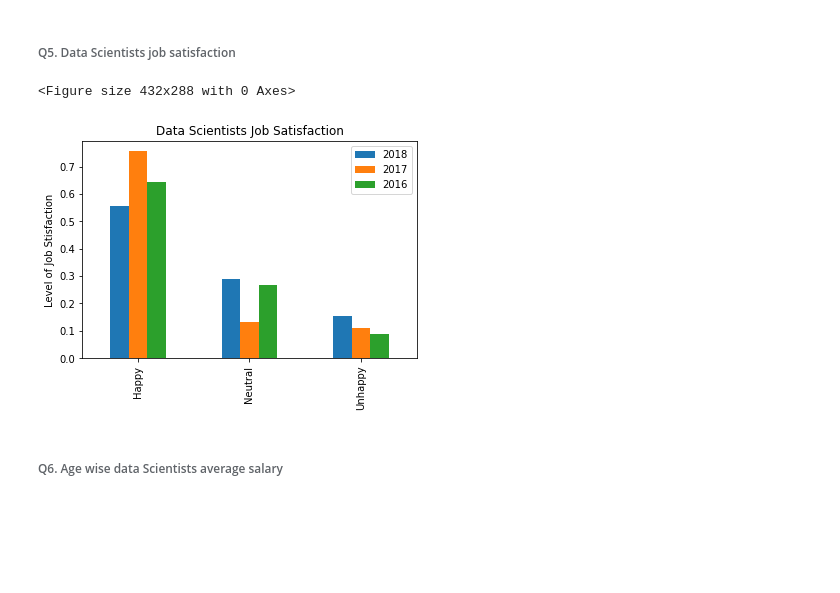
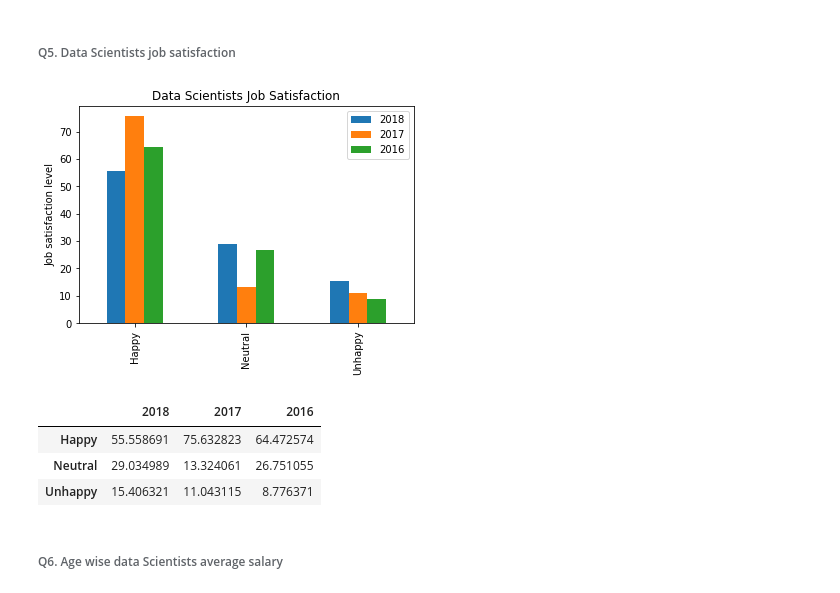
Before and after one commit to UmeshChandru/DataScientistsInsights, a Jupyter notebook: DataScientistSurvey.ipynb, the cells around one changed output. Drawn from its saved outputs; the diff is of its cells as text; code cells hidden in the pictures; blank space fills up the shorter version.

```diff
--- a/DataScientistSurvey.ipynb
+++ b/DataScientistSurvey.ipynb
@@ -23,7 +0,0 @@ survey_data['2018'] =pd.read_csv('data/survey_results_public_2018.csv', encoding
-# %%
-# number of questions asked in each year
-for i in survey_data:
-    print(' ')
-    print('In '+  i + ' below questions are asked:' )
-    for j in list(survey_data[i].columns):
-        print('          ' + j)
@@ -96,6 +0,0 @@ plt.show()
-# %%
-# Extract data population based on gender. Note: only Male and Female categories are considered for this activity
-gender_list={}
-gender_list = pd.DataFrame(columns=['Male', 'Female'])
-for i in ('2016','2017','2018'):
-    gender_list.loc[i] = [data_scientists[i]['gender'][data_scientists[i]['gender'].isin(['Male'])==True].count(),data_scientists[i]['gender'][data_scientists[i]['gender'].isin(['Female'])==True].count()]
@@ -129,0 +45,4 @@ plt.show()
+# %%
+# View records from 2016 survey data
+pd.set_option('display.max_columns', None)  # Enables to view all columns
+survey_data['2016'].head(2)
@@ -129,0 +264,12 @@ plt.show()
+# %%
+# Extract data population based on gender. Note: only Male and Female categories are considered for this activity
+gender_list={}
+gender_list = pd.DataFrame(columns=['Male', 'Female'])
+for i in ('2016','2017','2018'):
+    total_data_scientists=data_scientists[i]['gender'][data_scientists[i]['gender'].isin(['Male','Female'])==True].count()
+    total_male_data_scientists=data_scientists[i]['gender'][data_scientists[i]['gender'].isin(['Male'])==True].count()
+    total_female_data_scientists=data_scientists[i]['gender'][data_scientists[i]['gender'].isin(['Female'])==True].count()
+    gender_list.loc[i] = [(total_male_data_scientists/total_data_scientists)*100,(total_female_data_scientists/total_data_scientists)*100]
+
+draw_bar_graph(gender_list,'Gender based Data Scientists distribution',' Survey year','Number of Data Scientis' ,'1')
+gender_list
@@ -199,18 +351,15 @@ jobsatisfication['2016'] = jobsatisfication['2016'].map(map_jobsatisfaction['201
 jobsatisfication['2017'] = jobsatisfication['2017'].map(map_jobsatisfaction['2017'])
 jobsatisfication['2018'] = jobsatisfication['2018'].map(map_jobsatisfaction['2018'])
 # %%
-# Plot the graph
-jobsatisfication_counts = pd.DataFrame.from_dict({i: jobsatisfication[i].value_counts()/len(jobsatisfication[i])
+jobsatisfication_percentage = pd.DataFrame.from_dict({i: (jobsatisfication[i].value_counts()/len(jobsatisfication[i])*100)
                                                for i in jobsatisfication})
-ind = np.arange(3)
-width = 0.27
-fig = plt.figure()
-ax =jobsatisfication_counts.plot.bar( title='Data Scientists Job Satisfaction')
-
-plt.ylabel("Level of Job Stisfaction")
-plt.show()
+draw_bar_graph(jobsatisfication_percentage,'Data Scientists Job Satisfaction','','Job satisfaction level' ,'')
+jobsatisfication_percentage
 # %% [output]
-<Figure size 432x288 with 0 Axes>
-[figure, old version]
+[figure, new version]
+|  | 2018 | 2017 | 2016 |
+| Happy | 55.558691 | 75.632823 | 64.472574 |
+| Neutral | 29.034989 | 13.324061 | 26.751055 |
+| Unhappy | 15.406321 | 11.043115 | 8.776371 |
 # %% [markdown]
 ###### Q6. Age wise data Scientists average salary
```
Also changed, not shown: parts of 45 cells of this notebook.
